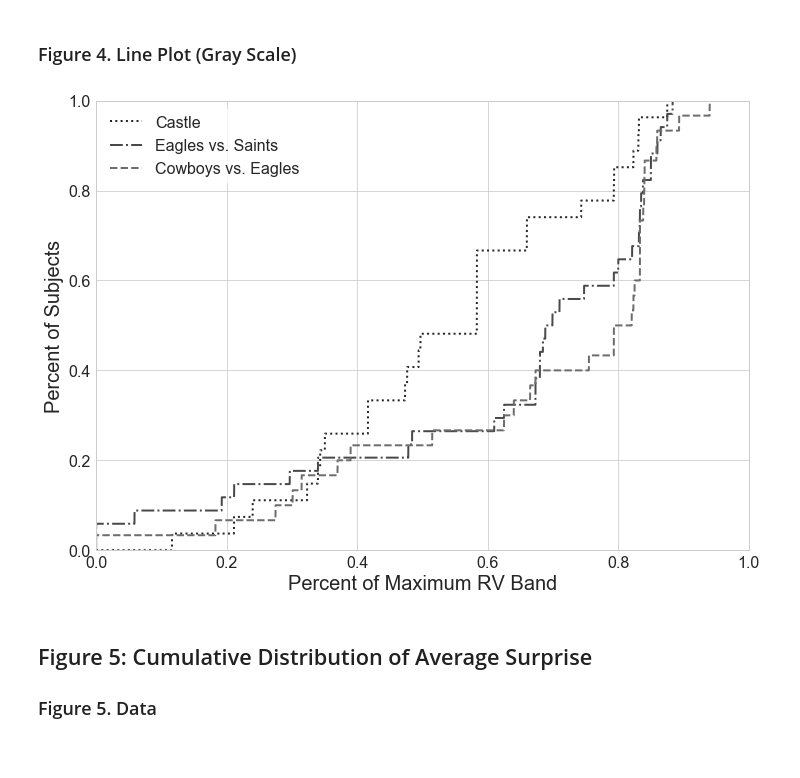
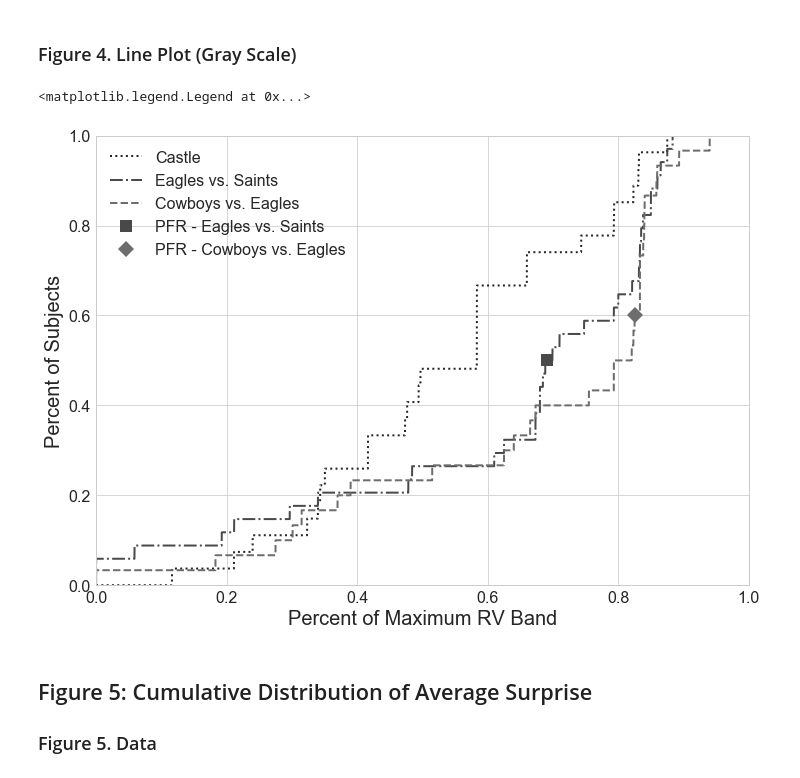
Before and after one commit to cesslab/Experiment-SuspenseAndSurprise, a Jupyter notebook: SchotterKesslerMcClellan_SuspenseAndSurprise.ipynb, the cells around one changed output. Drawn from its saved outputs; the diff is of its cells as text; code cells hidden in the pictures.

```diff
--- a/SchotterKesslerMcClellan_SuspenseAndSurprise.ipynb
+++ b/SchotterKesslerMcClellan_SuspenseAndSurprise.ipynb
@@ -219,22 +225,29 @@ frame.set_edgecolor('white')
 # %%
 plt.figure(figsize=(11.7,8.27))
 sns.set(context="paper", palette="gray", style="whitegrid", font_scale=2)
 plt.xlim(0, 1, 0.05)
 plt.ylim(0, 1, 0.1)
 plt.xlabel('Percent of Maximum RV Band', fontsize=20)
 plt.ylabel('Percent of Subjects', fontsize=20)
 l1, = plt.plot(f4df['crv'], f4df['cs'], label='Castle', linestyle=":")
 l2, = plt.plot(f4df['serv'], f4df['ses'], label='Eagles vs. Saints', linestyle="-.")
 l3, = plt.plot(f4df['cerv'], f4df['ces'], label='Cowboys vs. Eagles', linestyle="--")
 plt.setp(l1, linewidth=2)
 plt.setp(l2, linewidth=2)
 plt.setp(l3, linewidth=2)
-legend = plt.legend(handles=[l1, l2, l3], frameon=1)
+
+p1, = plt.plot([0.6912], [0.5], marker='s', markersize=12, linestyle='none', color=l2.get_color(), label='PFR - Eagles vs. Saints')
+p2, = plt.plot([0.8262], [0.6], marker='D', markersize=12, linestyle='none', color=l3.get_color(), label='PFR - Cowboys vs. Eagles')
+
+legend = plt.legend(handles=[l1, l2, l3, p1, p2], frameon=1)
 frame = legend.get_frame()
 frame.set_facecolor('white')
 frame.set_edgecolor('white')
+
+plt.legend(handler_map={p1: HandlerLine2D(numpoints=1)})
 # %% [output]
+<matplotlib.legend.Legend at 0x...>
-[figure, old version]
+[figure, new version]
 # %% [markdown]
 ## Figure 5: Cumulative Distribution of Average Surprise
 
```
Also changed, not shown: parts of 2 cells of this notebook.
